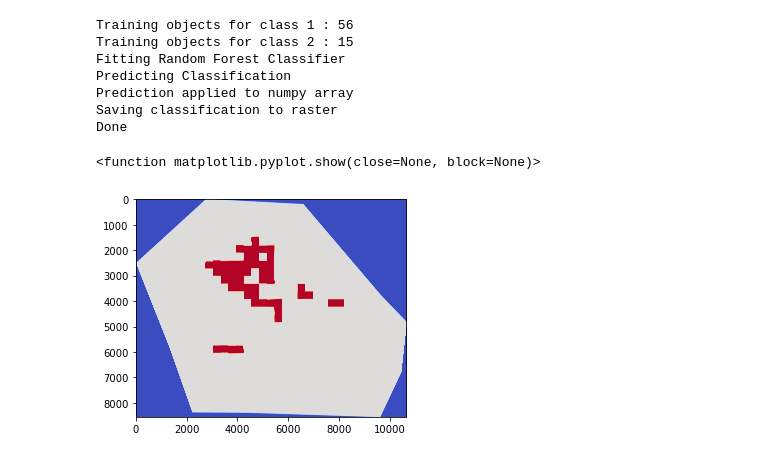
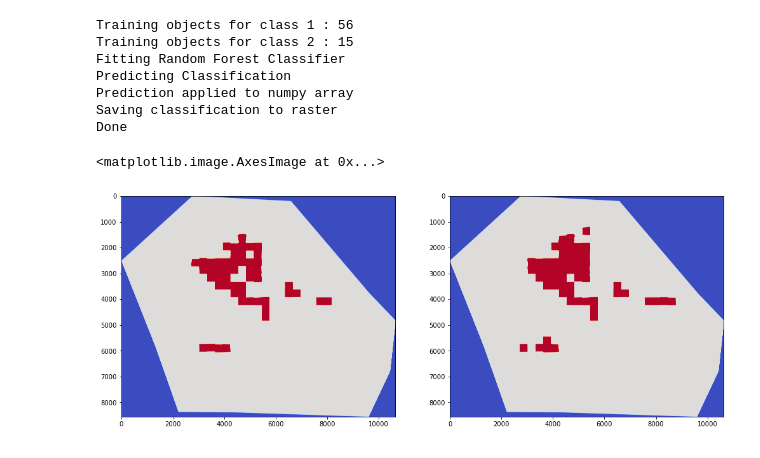
Before and after one commit to carobro/VP2_SoilMapping, a Jupyter notebook: Code/OBIA.ipynb, the cells around one changed output. Drawn from its saved outputs; the diff is of its cells as text; code cells hidden in the pictures.

```diff
--- a/Code/OBIA.ipynb
+++ b/Code/OBIA.ipynb
@@ -186,23 +186,14 @@ Done
 # %%
 import matplotlib as mp
 import matplotlib.pyplot as plt
-
-
-
 
 img2=plt.imread('D:/cbr/VP2/VP2_SoilMapping/Processed/classified_Wetzwil_mitDEM.tif')
 img=plt.imread('D:/cbr/VP2/VP2_SoilMapping/Processed/classified_Wetzwil_gross.tif')
 
 
 fig, ax = plt.subplots(1, 2, figsize=(17,12))
-    ax[0].imshow(img2[:, :, 0], cmap=plt.cm.coolwarm))
-    ax[1].imshow(img[:, :, 0], cmap=plt.cm.coolwarm)
-
-
-fig, ax = plt.subplots()
-
-ax.imshow(img2[:, :, 0], cmap=plt.cm.coolwarm)
-plt.show
+ax[0].imshow(img2[:, :, 0], cmap=plt.cm.coolwarm)
+ax[1].imshow(img[:, :, 0], cmap=plt.cm.coolwarm)
 # %% [output]
-<function matplotlib.pyplot.show(close=None, block=None)>
+<matplotlib.image.AxesImage at 0x...>
-[figure, old version]
+[figure, new version]
```
Also changed, not shown: 9 other files.
